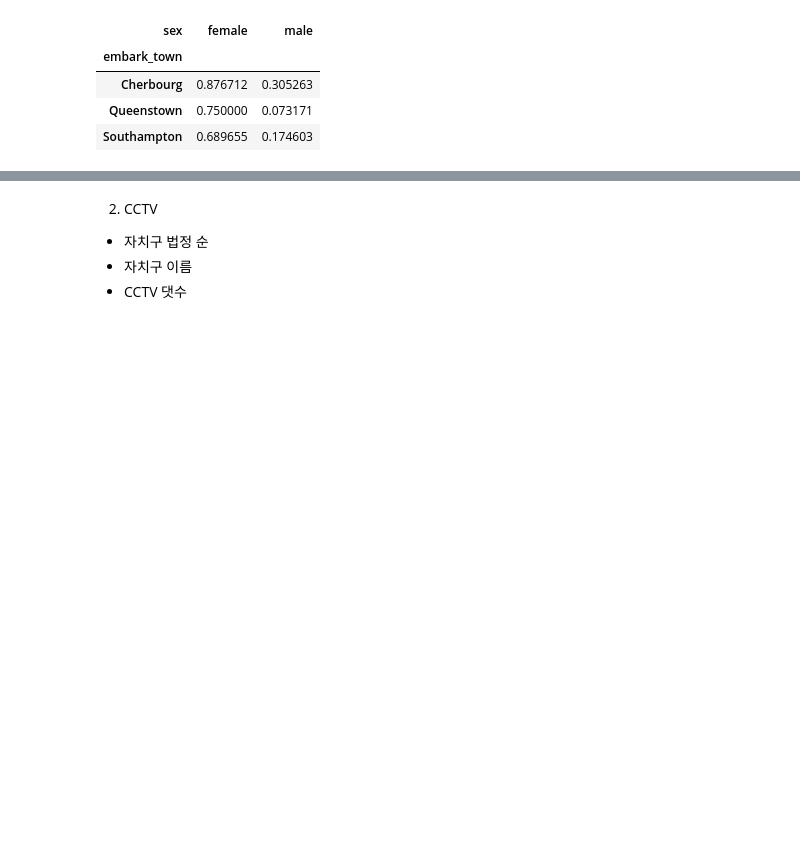
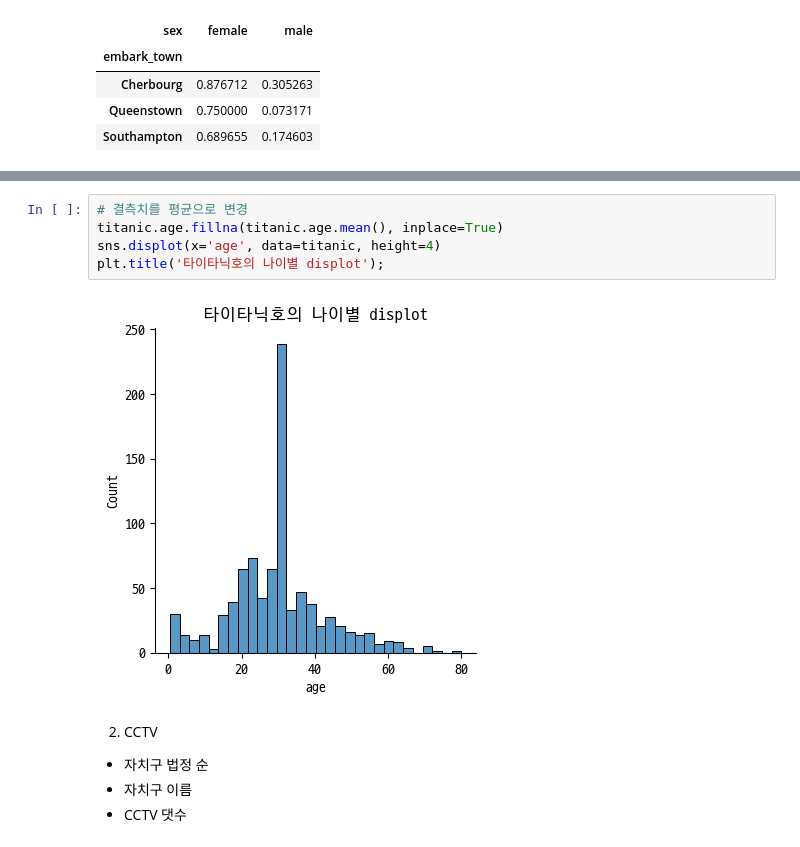
Before and after one commit to yumii2307/DataAnalysis_Lecture-2023.04, a Jupyter notebook: 03.시각화/99.과제.ipynb, the cells around one changed output, grey strips where cells are left out. Saved outputs shown, nothing was run; the diff lists cells and outputs as text; blank space fills up the shorter version.

```diff
--- a/03.시각화/99.과제.ipynb
+++ b/03.시각화/99.과제.ipynb
@@ -45,3 +43,10 @@ plt.show()
+# %%
+# 결측치를 평균으로 변경
+titanic.age.fillna(titanic.age.mean(), inplace=True)
+sns.displot(x='age', data=titanic, height=4)
+plt.title('타이타닉호의 나이별 displot');
+# %% [output]
+[figure, added]
 # %% [markdown]
 2) CCTV
 - 자치구 법정 순
```
Also changed, not shown: parts of 7 cells of this notebook, 1 other file.
